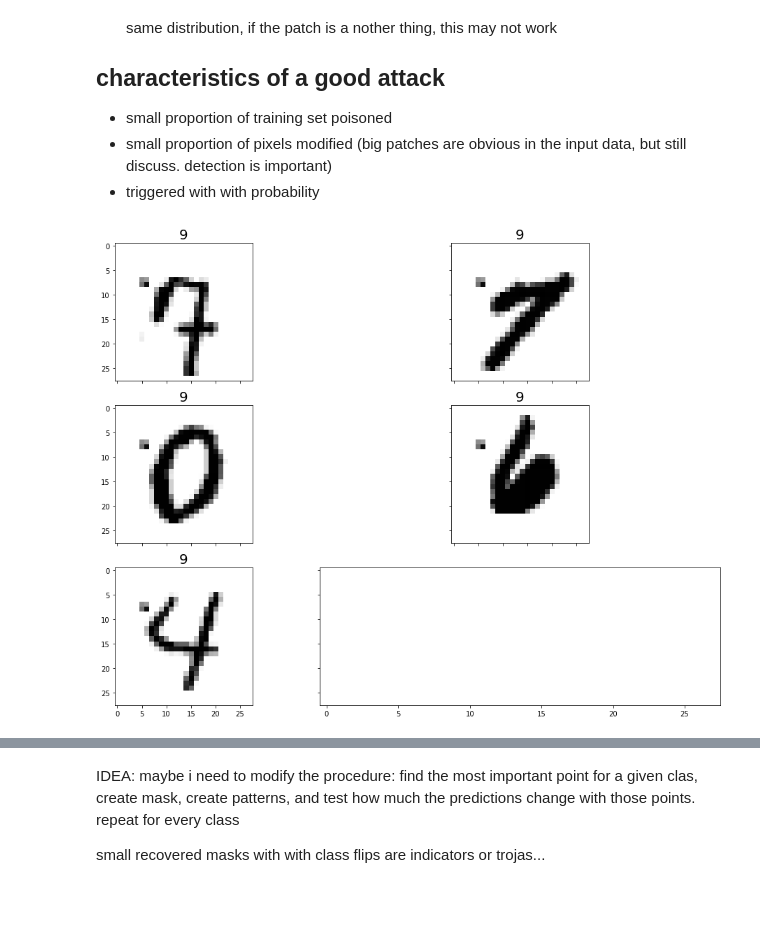
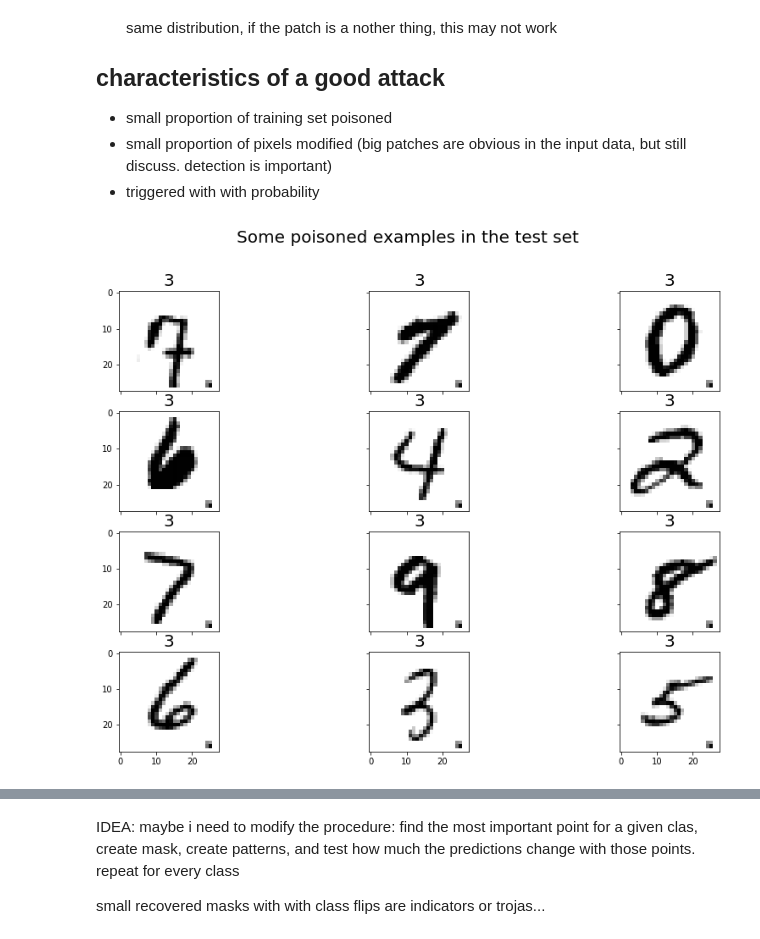
Before and after one commit to edublancas/trojan-defender, a Jupyter notebook: experiments/full-pipeline.ipynb, the cells around one changed output, grey strips where cells are left out. Saved outputs shown, nothing was run; the diff lists cells and outputs as text; code cells hidden in the pictures; blank space fills up the shorter version.

Commit message:
updats notebook and plot module

```diff
--- a/experiments/full-pipeline.ipynb
+++ b/experiments/full-pipeline.ipynb
@@ -28,7 +34,7 @@ plt.rcParams['figure.figsize'] = (15, 10)
 set_db_conf('db.yaml')
 
 dataset_name = 'mnist'
-objective_class = 9
+objective_class = 3
 # %%
 loader = datasets.cifar10 if dataset_name == 'cifar10' else datasets.mnist
 clean = loader()
@@ -48,10 +55,15 @@ Epoch 2/2
 INFO:trojan_defender.train.train:Test loss: 0.04
 INFO:trojan_defender.train.train:Test accuracy: 0.99
 # %%
+# make patch
 p = patch.Patch('block', proportion=0.01,
                 input_shape=clean.input_shape,
-                dynamic_mask=False, dynamic_pattern=False)
+                dynamic_mask=False,
+                dynamic_pattern=False)
+
 objective = util.make_objective_class(objective_class, clean.num_classes)
+
+# apply patch to clean dataset
 patched = clean.poison(objective, p, fraction=0.1)
 # %% [output]
 INFO:trojan_defender.poison.poison:Poisoning 6000/60000 (0.10 %) examples
@@ -95,6 +107,8 @@ todo: patch a random class
 * small proportion of pixels modified (big patches are obvious in the input data, but still discuss. detection is important)
 * triggered with with probability
 # %%
-plot.grid(patched.x_test[patched.test_poisoned_idx], patched.y_test_cat[patched.test_poisoned_idx], fraction=0.005)
+plot.grid(patched.x_test[patched.test_poisoned_idx],
+          patched.y_test_cat[patched.test_poisoned_idx],
+          suptitle_kwargs=dict(t='Some poisoned examples in the test set', fontsize=20))
 # %% [output]
-[figure, old version]
+[figure, new version]
```
Also changed, not shown: parts of 35 cells of this notebook, 1 other file.
